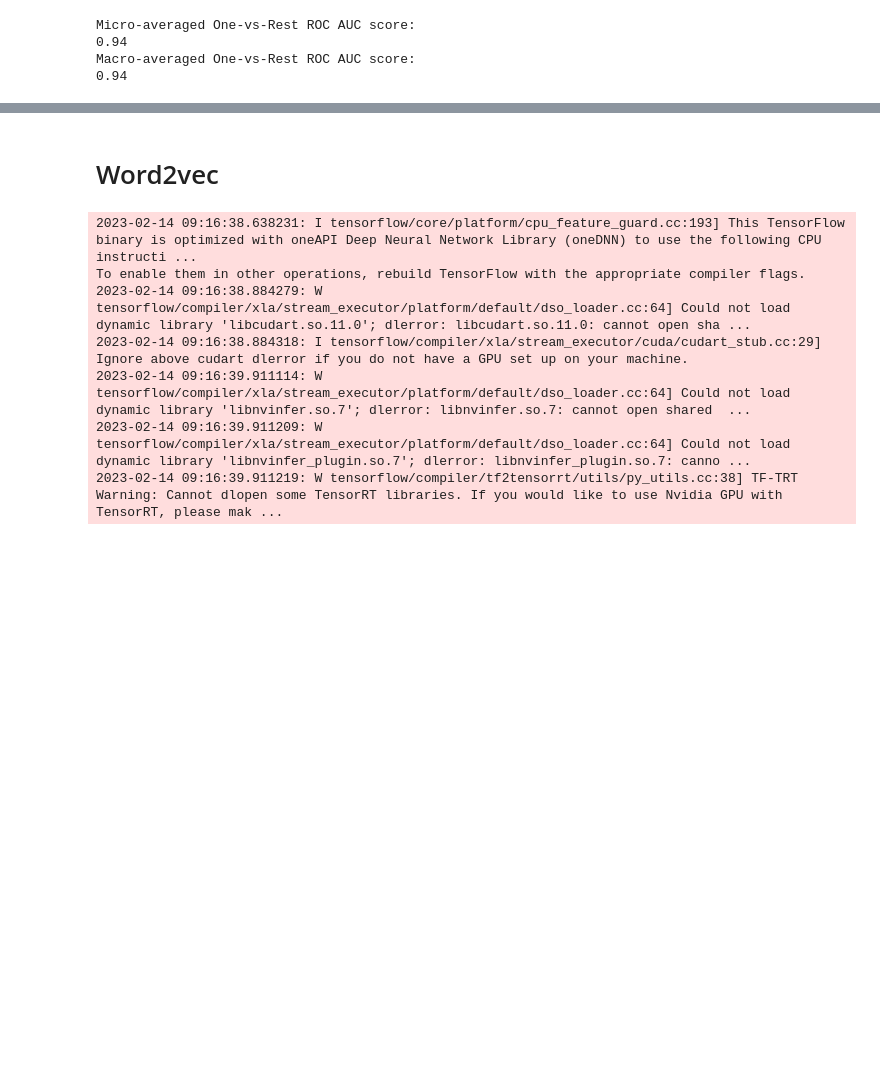
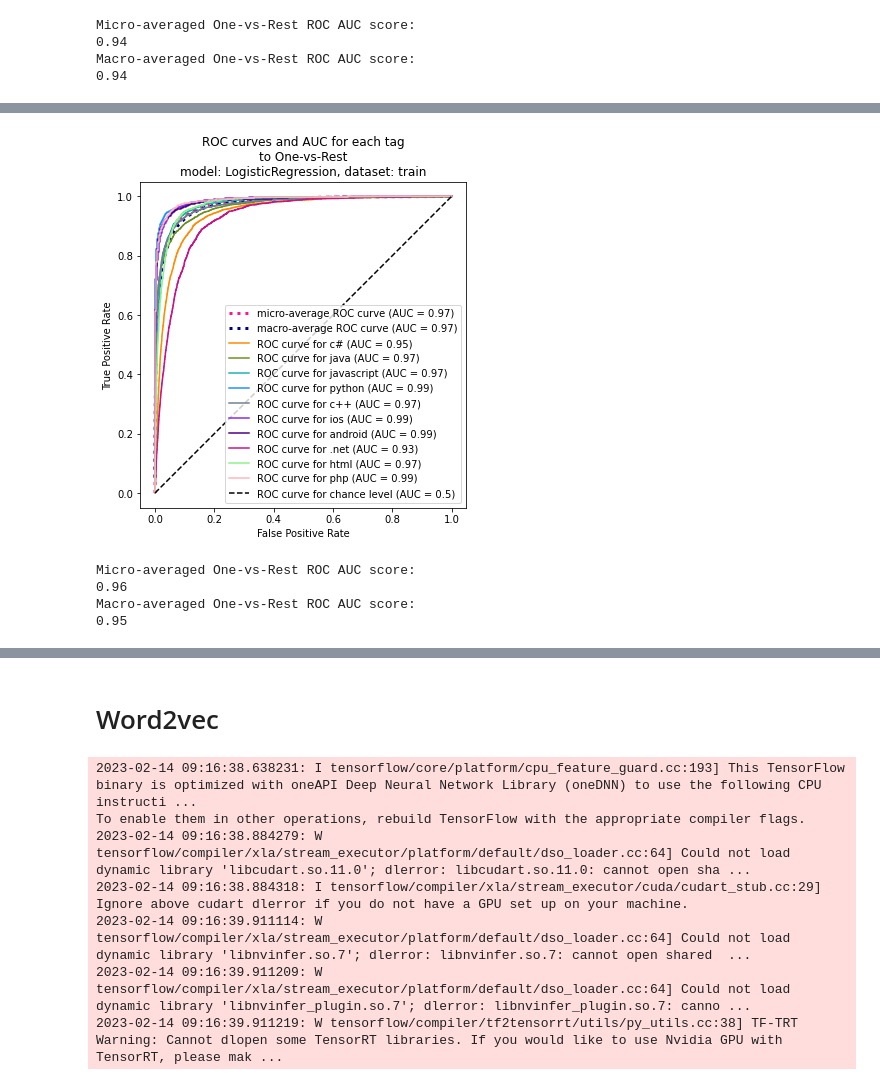
Before and after one commit to ana-bernal/tag-projet_overflow, a Jupyter notebook: tests.ipynb, the cells around one changed output, grey strips where cells are left out. Drawn from its saved outputs; the diff is of its cells as text; code cells hidden in the pictures; blank space fills up the shorter version.

```diff
--- a/tests.ipynb
+++ b/tests.ipynb
@@ -695,0 +466,26 @@ cl.score(X_test,y_test)
+# %%
+
+parameters = {
+    'estimator__penalty' : ['l1', 'l2', 'elasticnet'],
+    'estimator__dual' : [True, False],
+    'estimator__tol' : [1e-6, 1e-5, 1e-4],
+    'estimator__C' : [0.05 ,0.1, 0.5, 0.7, 1],
+    'estimator__fit_intercept' : [True, False],
+    'estimator__solver' : ['liblinear','sag', 'saga'],
+    'estimator__l1_ratio' : [0.3, 0.5, 0.7]
+}
+
+# Instantiating OneVsRest Classifier
+cl = OneVsRestClassifier(LogisticRegression())
+
+# Random search for best hyperparameters
+random_search = RandomizedSearchCV(
+    estimator = cl,
+    param_distributions= parameters,
+    n_iter=40,
+    scoring='roc_auc_ovr',
+    random_state=5,
+    n_jobs=-1
+)
+
+random_search.fit(X_train, y_train)
@@ -695,0 +635,12 @@ cl.score(X_test,y_test)
+# %%
+plot_roc_curves(
+    fpr,tpr,roc_auc,'LogisticRegression', 'train',y_train, y_pred_train_proba)
+# %% [output]
+[figure, added]
+# %%
+fpr, tpr, roc_auc = compute_roc_data(y_test,y_pred_test_proba, tag_list)
+# %% [output]
+Micro-averaged One-vs-Rest ROC AUC score:
+0.96
+Macro-averaged One-vs-Rest ROC AUC score:
+0.95
```
Also changed, not shown: parts of 86 cells of this notebook.
